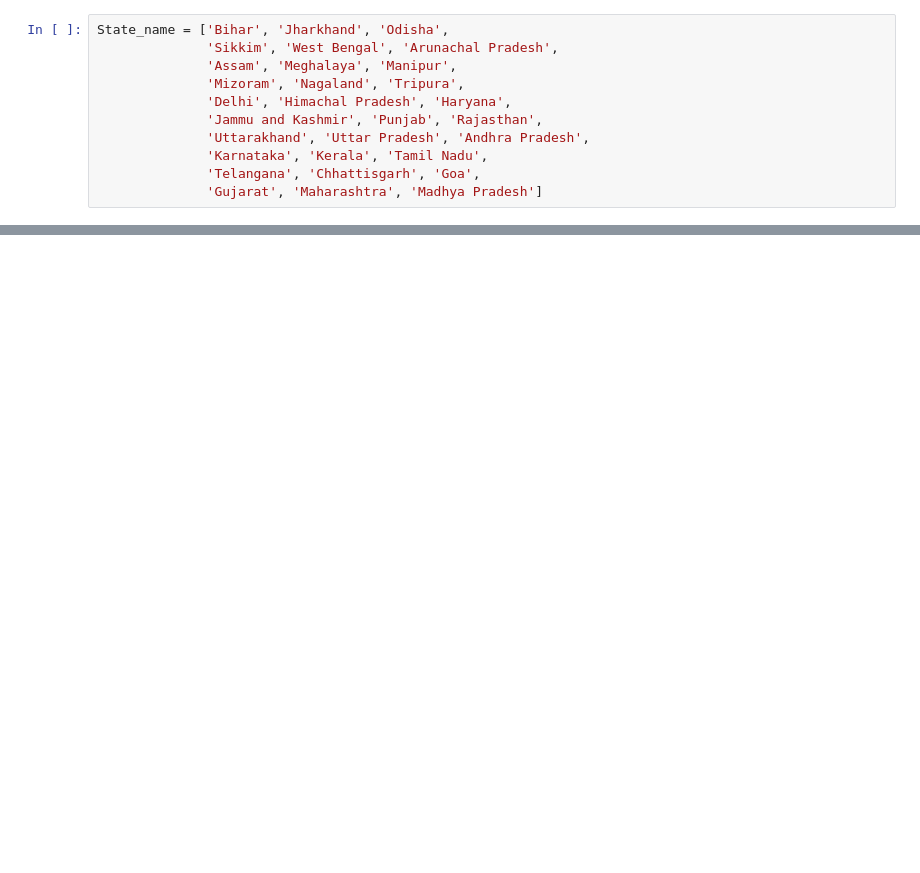
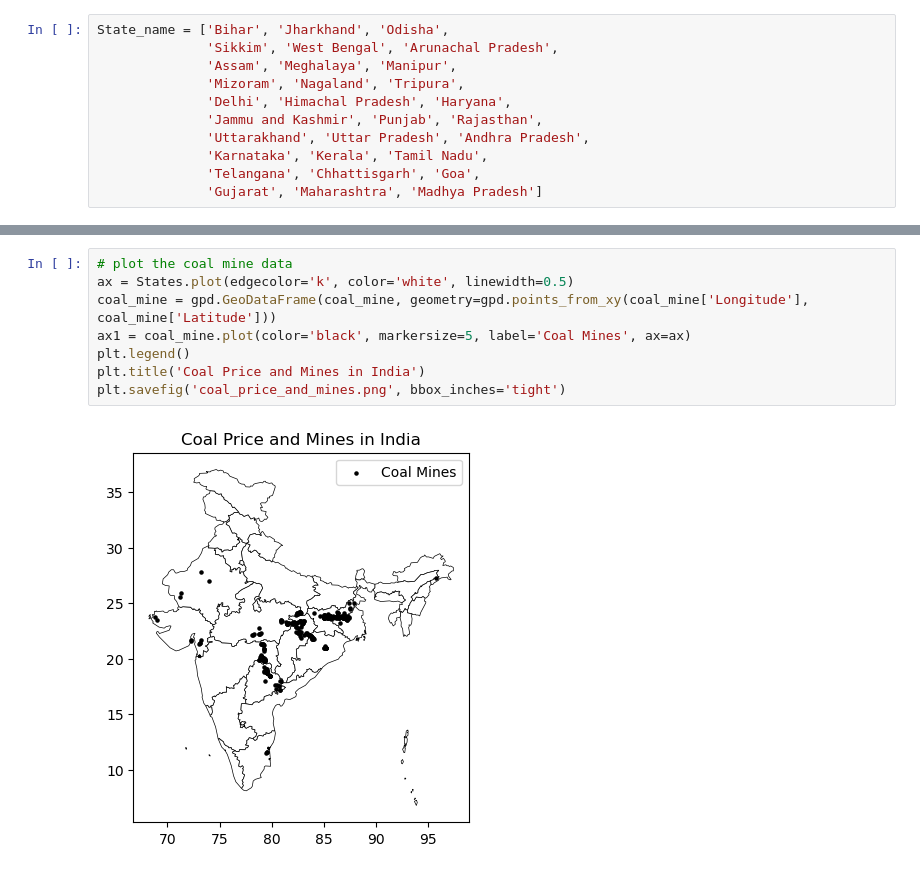
Before and after one commit to yifueve/India_SHR_dataset, a Jupyter notebook: India_coal_plant_map/State_wise_coal_price.ipynb, the cells around one changed output, grey strips where cells are left out. Cells and saved outputs as stored; diff of their text form; blank space fills up the shorter version.

```diff
--- a/India_coal_plant_map/State_wise_coal_price.ipynb
+++ b/India_coal_plant_map/State_wise_coal_price.ipynb
@@ -80,0 +61,10 @@ Name: INR/Mcal, dtype: float64
+# %%
+# plot the coal mine data
+ax = States.plot(edgecolor='k', color='white', linewidth=0.5)
+coal_mine = gpd.GeoDataFrame(coal_mine, geometry=gpd.points_from_xy(coal_mine['Longitude'], coal_mine['Latitude']))
+ax1 = coal_mine.plot(color='black', markersize=5, label='Coal Mines', ax=ax)
+plt.legend()
+plt.title('Coal Price and Mines in India')
+plt.savefig('coal_price_and_mines.png', bbox_inches='tight')
+# %% [output]
+[figure, added]
```
Also changed, not shown: parts of 4 cells of this notebook.
